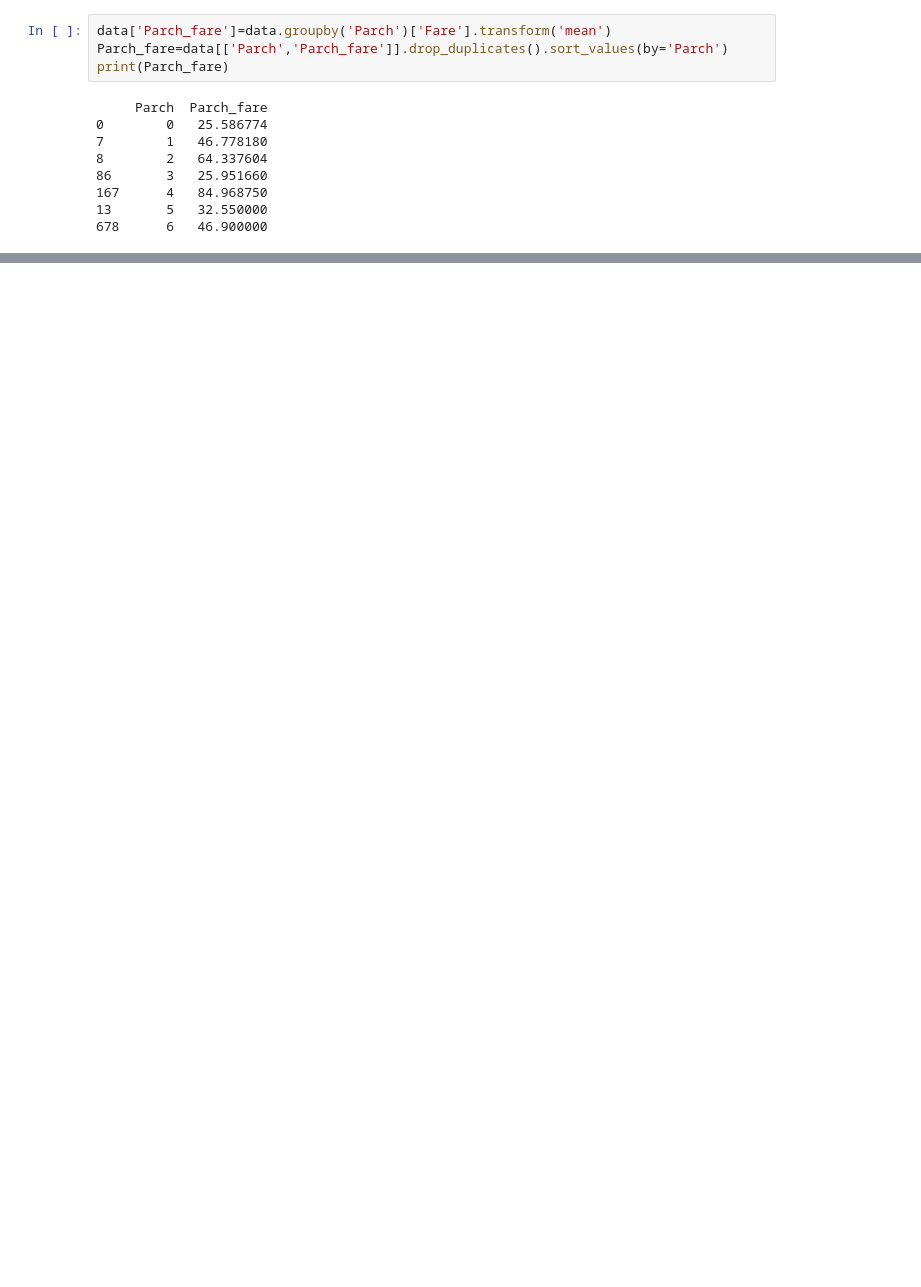
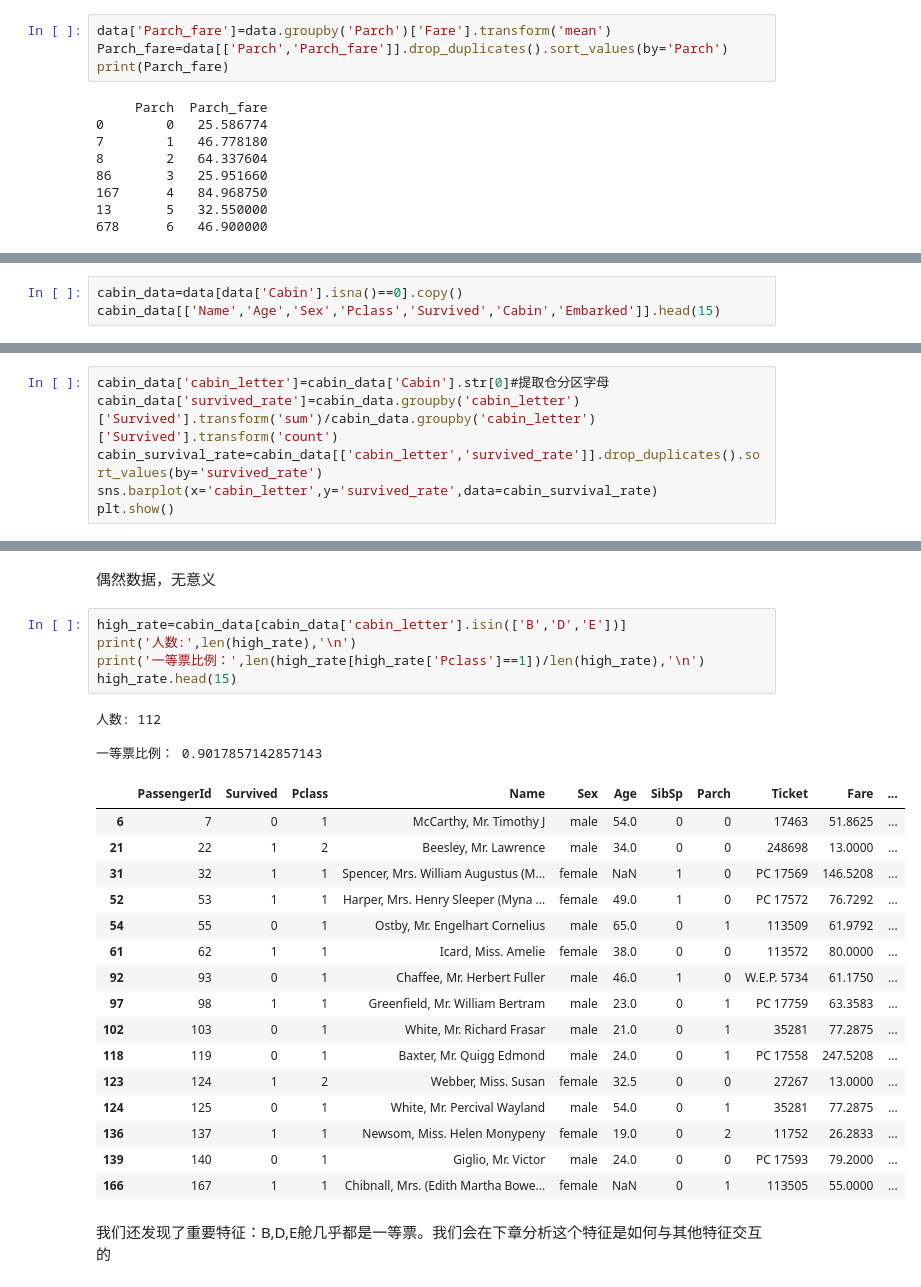
Before and after one commit to yjcyjjc/Titanic-MachineLearning-Project, a Jupyter notebook: EDA.ipynb, the cells around one changed output, grey strips where cells are left out. Saved outputs shown, nothing was run; the diff lists cells and outputs as text; blank space fills up the shorter version.

```diff
--- a/EDA.ipynb
+++ b/EDA.ipynb
@@ -340,0 +354,3 @@ plt.show()
+# %%
+cabin_data=data[data['Cabin'].isna()==0].copy()
+cabin_data[['Name','Age','Sex','Pclass','Survived','Cabin','Embarked']].head(15)
@@ -340,0 +376,6 @@ plt.show()
+# %%
+cabin_data['cabin_letter']=cabin_data['Cabin'].str[0]#提取仓分区字母
+cabin_data['survived_rate']=cabin_data.groupby('cabin_letter')['Survived'].transform('sum')/cabin_data.groupby('cabin_letter')['Survived'].transform('count')
+cabin_survival_rate=cabin_data[['cabin_letter','survived_rate']].drop_duplicates().sort_values(by='survived_rate')
+sns.barplot(x='cabin_letter',y='survived_rate',data=cabin_survival_rate)
+plt.show()
@@ -340,0 +392,29 @@ plt.show()
+# %% [markdown]
+偶然数据，无意义
+# %%
+high_rate=cabin_data[cabin_data['cabin_letter'].isin(['B','D','E'])]
+print('人数:',len(high_rate),'\n')
+print('一等票比例：',len(high_rate[high_rate['Pclass']==1])/len(high_rate),'\n')
+high_rate.head(15)
+# %% [output]
+人数: 112
+
+一等票比例： 0.9017857142857143
+|  | PassengerId | Survived | Pclass | Name | Sex | Age | SibSp | Parch | Ticket | Fare | ... |
+| 6 | 7 | 0 | 1 | McCarthy, Mr. Timothy J | male | 54.0 | 0 | 0 | 17463 | 51.8625 | ... |
+| 21 | 22 | 1 | 2 | Beesley, Mr. Lawrence | male | 34.0 | 0 | 0 | 248698 | 13.0000 | ... |
+| 31 | 32 | 1 | 1 | Spencer, Mrs. William Augustus (M... | female | NaN | 1 | 0 | PC 17569 | 146.5208 | ... |
+| 52 | 53 | 1 | 1 | Harper, Mrs. Henry Sleeper (Myna ... | female | 49.0 | 1 | 0 | PC 17572 | 76.7292 | ... |
+| 54 | 55 | 0 | 1 | Ostby, Mr. Engelhart Cornelius | male | 65.0 | 0 | 1 | 113509 | 61.9792 | ... |
+| 61 | 62 | 1 | 1 | Icard, Miss. Amelie | female | 38.0 | 0 | 0 | 113572 | 80.0000 | ... |
+| 92 | 93 | 0 | 1 | Chaffee, Mr. Herbert Fuller | male | 46.0 | 1 | 0 | W.E.P. 5734 | 61.1750 | ... |
+| 97 | 98 | 1 | 1 | Greenfield, Mr. William Bertram | male | 23.0 | 0 | 1 | PC 17759 | 63.3583 | ... |
+| 102 | 103 | 0 | 1 | White, Mr. Richard Frasar | male | 21.0 | 0 | 1 | 35281 | 77.2875 | ... |
+| 118 | 119 | 0 | 1 | Baxter, Mr. Quigg Edmond | male | 24.0 | 0 | 1 | PC 17558 | 247.5208 | ... |
+| 123 | 124 | 1 | 2 | Webber, Miss. Susan | female | 32.5 | 0 | 0 | 27267 | 13.0000 | ... |
+| 124 | 125 | 0 | 1 | White, Mr. Percival Wayland | male | 54.0 | 0 | 1 | 35281 | 77.2875 | ... |
+| 136 | 137 | 1 | 1 | Newsom, Miss. Helen Monypeny | female | 19.0 | 0 | 2 | 11752 | 26.2833 | ... |
+| 139 | 140 | 0 | 1 | Giglio, Mr. Victor | male | 24.0 | 0 | 0 | PC 17593 | 79.2000 | ... |
+| 166 | 167 | 1 | 1 | Chibnall, Mrs. (Edith Martha Bowe... | female | NaN | 0 | 1 | 113505 | 55.0000 | ... |
+# %% [markdown]
+我们还发现了重要特征：B,D,E舱几乎都是一等票。我们会在下章分析这个特征是如何与其他特征交互的
```
Also changed, not shown: parts of 11 cells of this notebook.
